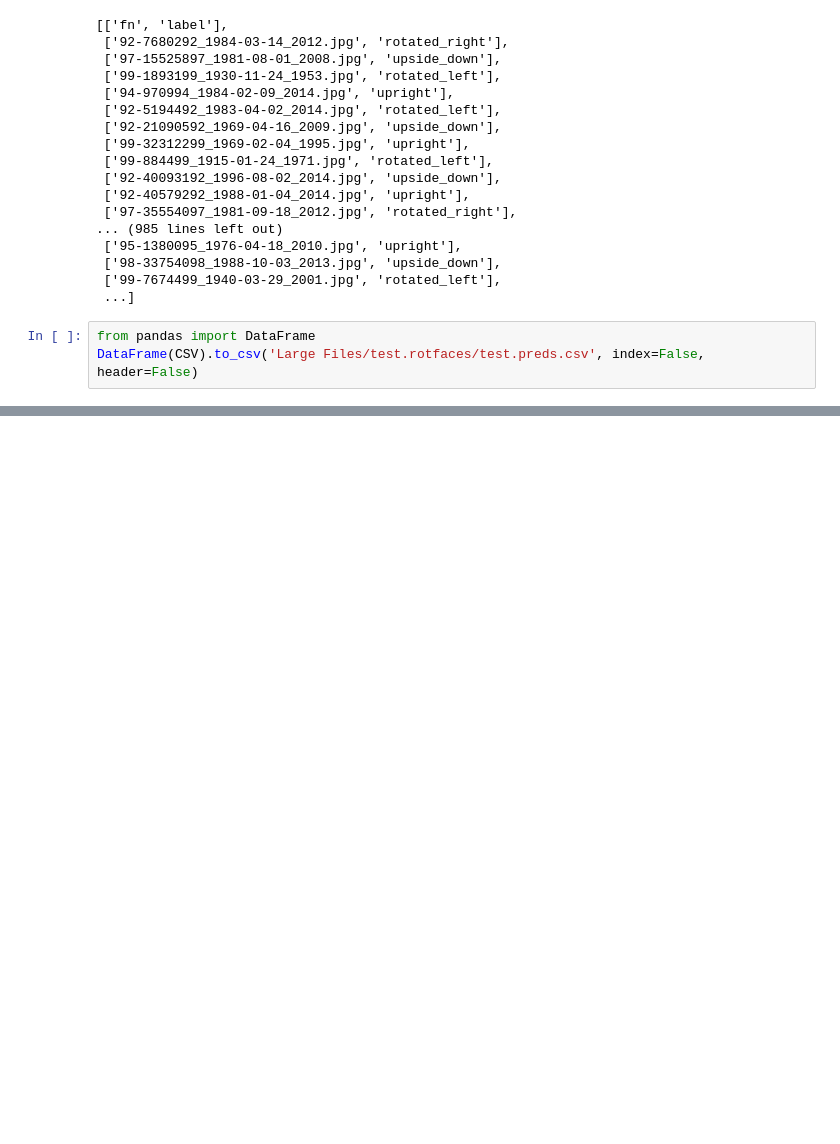
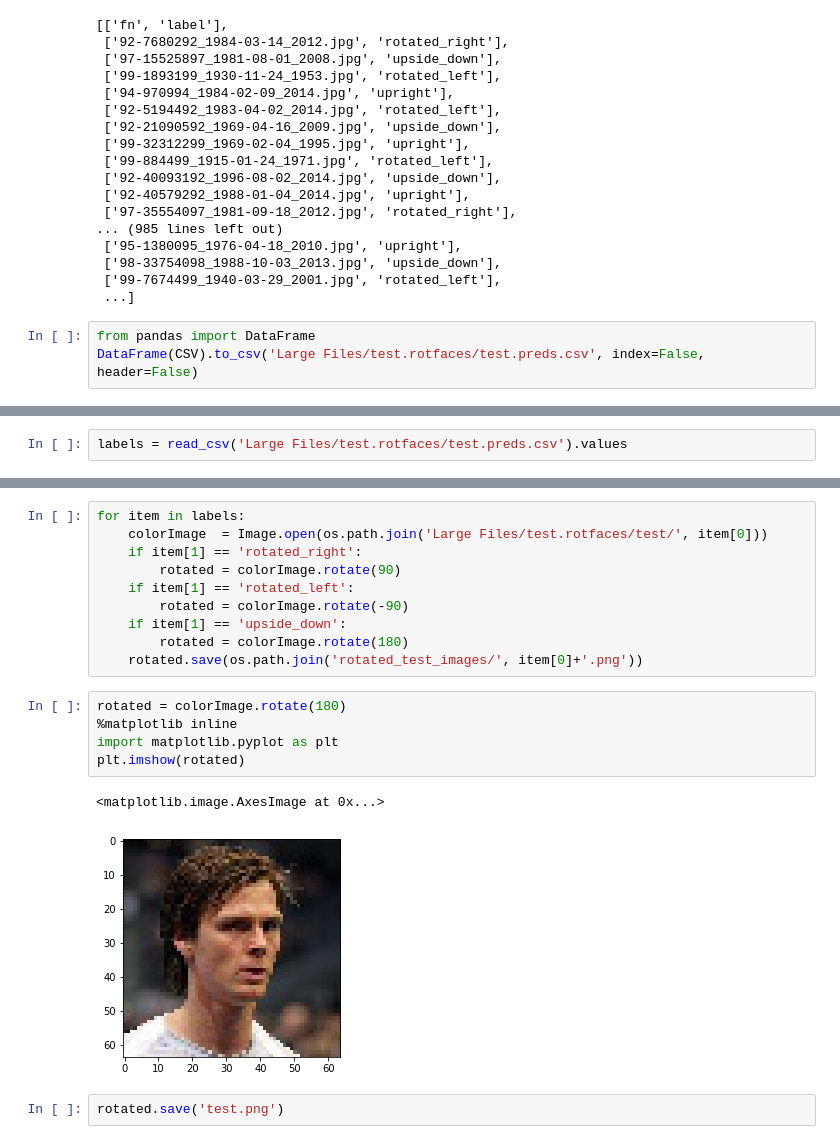
Before and after one commit to igormcsouza/ds_test, a Jupyter notebook: testes.ipynb, the cells around one changed output, grey strips where cells are left out. Cells and saved outputs as stored; diff of their text form; blank space fills up the shorter version.

```diff
--- a/testes.ipynb
+++ b/testes.ipynb
@@ -294,0 +298,2 @@ DataFrame(CSV).to_csv('Large Files/test.rotfaces/test.preds.csv', index=False, h
+# %%
+labels = read_csv('Large Files/test.rotfaces/test.preds.csv').values
@@ -294,0 +310,20 @@ DataFrame(CSV).to_csv('Large Files/test.rotfaces/test.preds.csv', index=False, h
+# %%
+for item in labels:
+    colorImage  = Image.open(os.path.join('Large Files/test.rotfaces/test/', item[0]))
+    if item[1] == 'rotated_right':
+        rotated = colorImage.rotate(90)
+    if item[1] == 'rotated_left':
+        rotated = colorImage.rotate(-90)
+    if item[1] == 'upside_down':
+        rotated = colorImage.rotate(180)
+    rotated.save(os.path.join('rotated_test_images/', item[0]+'.png'))
+# %%
+rotated = colorImage.rotate(180)
+%matplotlib inline
+import matplotlib.pyplot as plt
+plt.imshow(rotated)
+# %% [output]
+<matplotlib.image.AxesImage at 0x...>
+[figure, added]
+# %%
+rotated.save('test.png')
```
Also changed, not shown: parts of 2 cells of this notebook, 3 other files.
